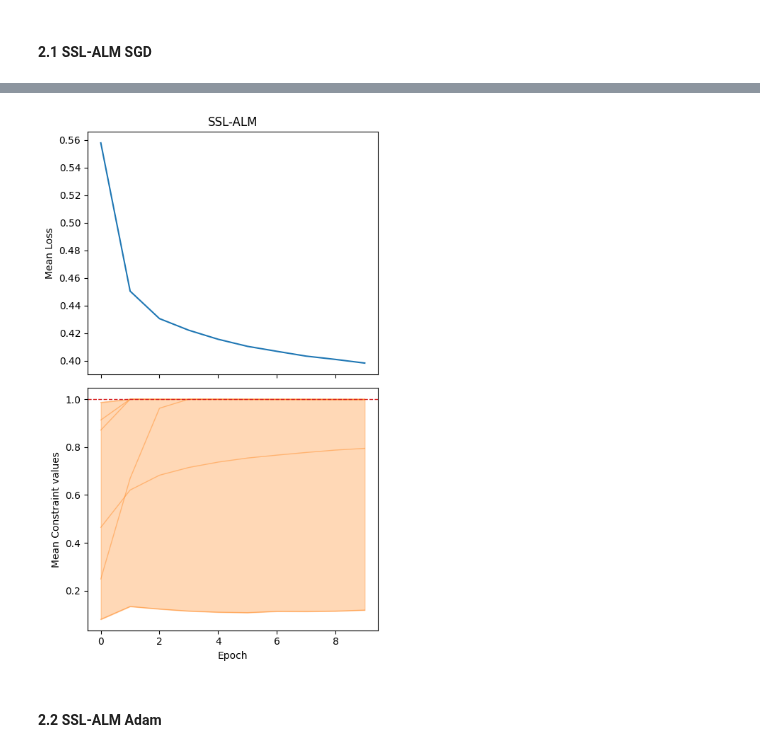
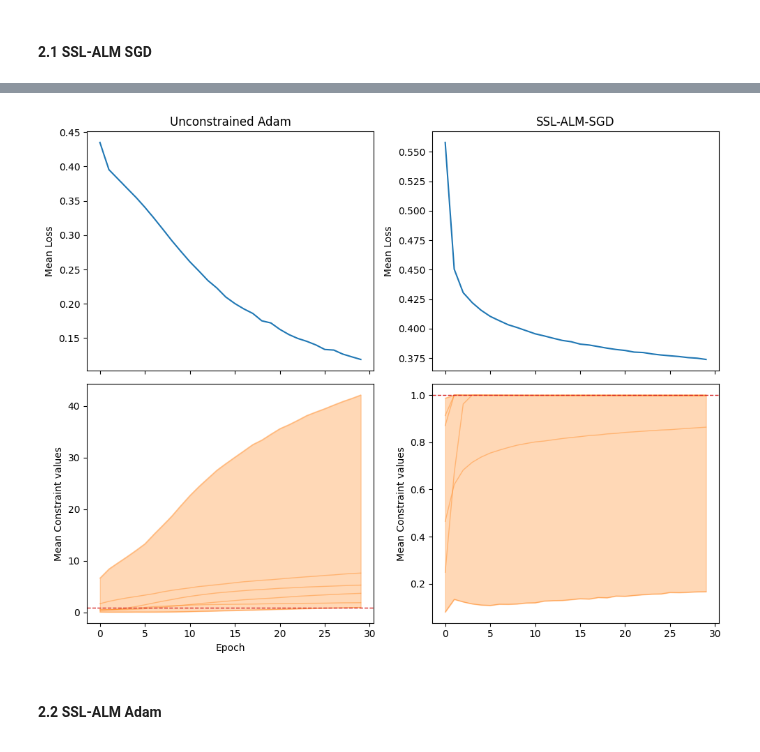
Before and after one commit to andrewklayk/humancompatible-train, a Jupyter notebook: examples/benchmarking.ipynb, the cells around one changed output, grey strips where cells are left out. Cells and saved outputs as stored; diff of their text form; code cells hidden in the pictures.

Commit message:
benchmarking logs done

```diff
--- a/examples/benchmarking.ipynb
+++ b/examples/benchmarking.ipynb
@@ -13,6 +13,9 @@ This notebook benchmarks 4 algorithms on a ASC dataset for constrained neural ne
 # define the torch seed here
 seed_n = 1
 n_epochs = 30
+
+# log path file
+log_path = "./data/logs/log_benchmark.npz"
 # %% [markdown]
 # Deterministic constraints:
 
@@ -374,12 +388,12 @@ KeyboardInterrupt:
 # %%
 # 4 algorithms, each with a 1D loss array and 2 constraints
-losses = [ np.array(Adam_loss_log_plotting), np.array(SSL_ALM_loss_log_plotting) ]
-constraints = [ np.array(Adam_c_log_plotting).T, np.array(SSL_ALM_c_log_plotting).T ]
+losses = np.load(log_path)["losses"]
+constraints = np.load(log_path)["constraints"]
 thresholds = [ constraint_bounds[0] ]
 
-plot_losses_and_constraints(losses, constraints, thresholds, titles=['Unconstrained Adam', 'SSL-ALM'], plot_individual_constraints=True)
+plot_losses_and_constraints(losses, constraints, thresholds, titles=['Unconstrained Adam', 'SSL-ALM-SGD'], plot_individual_constraints=True)
 # %% [output]
-[figure, old version]
+[figure, new version]
 # %% [markdown]
 #### 2.2 SSL-ALM Adam
 # %%
```
Also changed, not shown: parts of 7 cells of this notebook.
